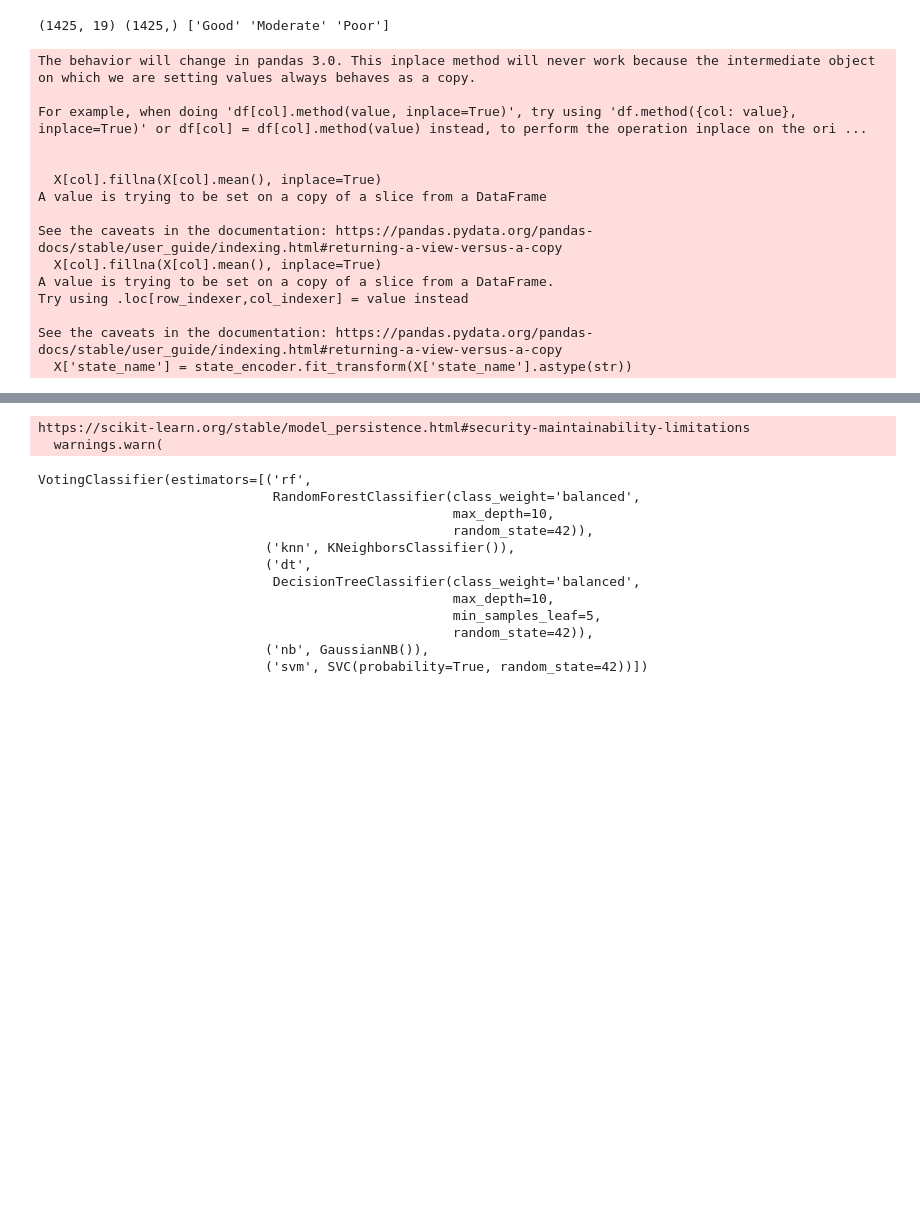
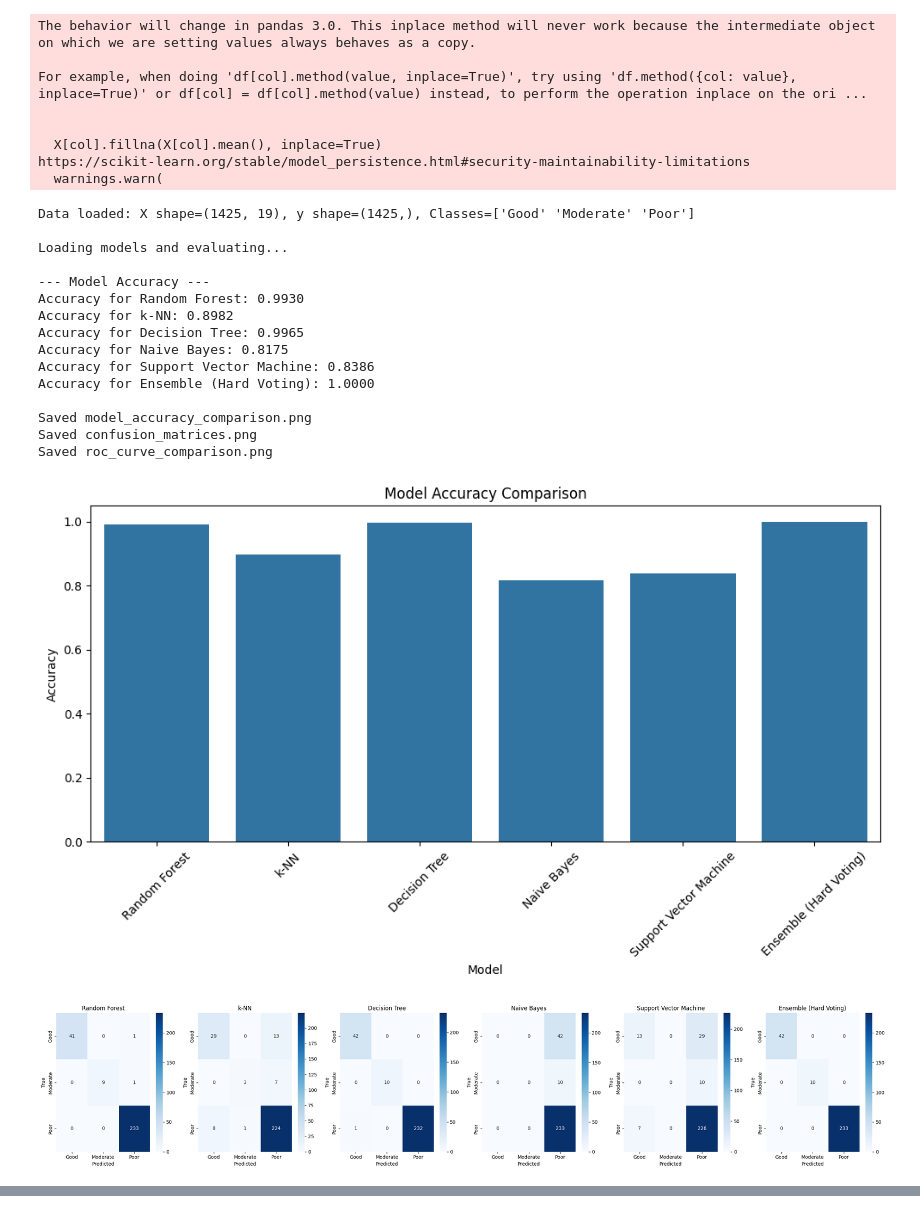
Before and after one commit to Girijaray07/Ganga-Cleaning-mission, a Jupyter notebook: ensemble.ipynb, the cells around one changed output, grey strips where cells are left out. Saved outputs shown, nothing was run; the diff lists cells and outputs as text; code cells hidden in the pictures; blank space fills up the shorter version.

Commit message:
Added More Graphs

```diff
--- a/ensemble.ipynb
+++ b/ensemble.ipynb
@@ -52,23 +222,32 @@ def load_and_preprocess_data():
 # %%
 X, y, class_names = load_and_preprocess_data()
-print(X.shape, y.shape, class_names)
 if X is not None:
-	X_train, X_test, y_train, y_test = train_test_split(X, y, test_size=0.2, random_state=42, stratify=y)
-	# evaluate_models(X_test, y_test, class_names)
+    print(f"Data loaded: X shape={X.shape}, y shape={y.shape}, Classes={class_names}")
+    X_train, X_test, y_train, y_test = train_test_split(X, y, test_size=0.2, random_state=42, stratify=y)
+    data_df = evaluate_models(X_test, y_test, class_names)
 # %% [output]
-(1425, 19) (1425,) ['Good' 'Moderate' 'Poor']
+The behavior will change in pandas 3.0. This inplace method will never work because the intermediate object on which we are setting values always behaves as a copy.
+
+For example, when doing 'df[col].method(value, inplace=True)', try using 'df.method({col: value}, inplace=True)' or df[col] = df[col].method(value) instead, to perform the operation inplace on the ori ...
+
+
+  X[col].fillna(X[col].mean(), inplace=True)
+https://scikit-learn.org/stable/model_persistence.html#security-maintainability-limitations
+  warnings.warn(
-The behavior will change in pandas 3.0. This inplace method will never work because the intermediate object on which we are setting values always behaves as a copy.
+Data loaded: X shape=(1425, 19), y shape=(1425,), Classes=['Good' 'Moderate' 'Poor']
 
-For example, when doing 'df[col].method(value, inplace=True)', try using 'df.method({col: value}, inplace=True)' or df[col] = df[col].method(value) instead, to perform the operation inplace on the ori ...
+Loading models and evaluating...
 
+--- Model Accuracy ---
+Accuracy for Random Forest: 0.9930
+Accuracy for k-NN: 0.8982
+Accuracy for Decision Tree: 0.9965
+Accuracy for Naive Bayes: 0.8175
+Accuracy for Support Vector Machine: 0.8386
+Accuracy for Ensemble (Hard Voting): 1.0000
 
-  X[col].fillna(X[col].mean(), inplace=True)
-A value is trying to be set on a copy of a slice from a DataFrame
-
-See the caveats in the documentation: https://pandas.pydata.org/pandas-docs/stable/user_guide/indexing.html#returning-a-view-versus-a-copy
-  X[col].fillna(X[col].mean(), inplace=True)
-A value is trying to be set on a copy of a slice from a DataFrame.
-Try using .loc[row_indexer,col_indexer] = value instead
-
-See the caveats in the documentation: https://pandas.pydata.org/pandas-docs/stable/user_guide/indexing.html#returning-a-view-versus-a-copy
-  X['state_name'] = state_encoder.fit_transform(X['state_name'].astype(str))
+Saved model_accuracy_comparison.png
+Saved confusion_matrices.png
+Saved roc_curve_comparison.png
+[figure, added]
+[figure, added]
@@ -75,11 +254,0 @@ See the caveats in the documentation: https://pandas.pydata.org/pandas-docs/stab
-# %%
-# Load models and scaler
-rf = joblib.load('models/random_forest_model.joblib')
-svm = joblib.load('models/svm_model.joblib')
-knn = joblib.load('models/knn_model.joblib')
-dt = joblib.load('models/decision_tree_model.joblib')
-nb = joblib.load('models/naive_bayes_model.joblib')
-scaler = joblib.load('models/scaler.joblib')
-# %% [output]
-https://scikit-learn.org/stable/model_persistence.html#security-maintainability-limitations
-  warnings.warn(
@@ -88,21 +254,0 @@ X_test_scaled = scaler.transform(X_test)
-# %%
-# Create Ensemble Model
-voting_clf = VotingClassifier(estimators=[('rf', rf), ('knn', knn), ('dt', dt), ('nb', nb), ('svm',svm)],voting='hard')
-voting_clf.fit(X_test_scaled, y_test)
-# For simplicity here, we fit on the scaled test data.
-# In a real-world scenario, you would have a separate validation set or use cross-validation.
-# Since the base estimators are already trained, this `fit` call on VotingClassifier with `hard` voting
-# just stores the estimators. For 'soft' voting it would need trained estimators that support `predict_proba`.
-# %% [output]
-VotingClassifier(estimators=[('rf',
-                              RandomForestClassifier(class_weight='balanced',
-                                                     max_depth=10,
-                                                     random_state=42)),
-                             ('knn', KNeighborsClassifier()),
-                             ('dt',
-                              DecisionTreeClassifier(class_weight='balanced',
-                                                     max_depth=10,
-                                                     min_samples_leaf=5,
-                                                     random_state=42)),
-                             ('nb', GaussianNB()),
-                             ('svm', SVC(probability=True, random_state=42))])
```
Also changed, not shown: parts of 12 cells of this notebook, 8 other files.
